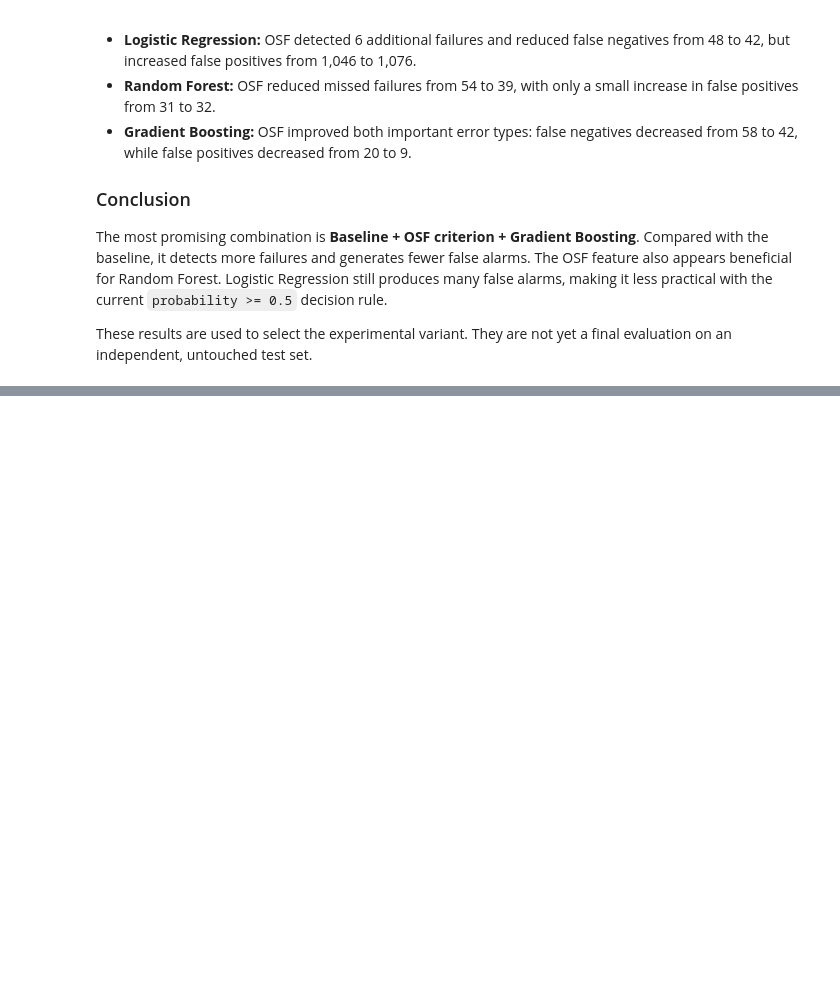
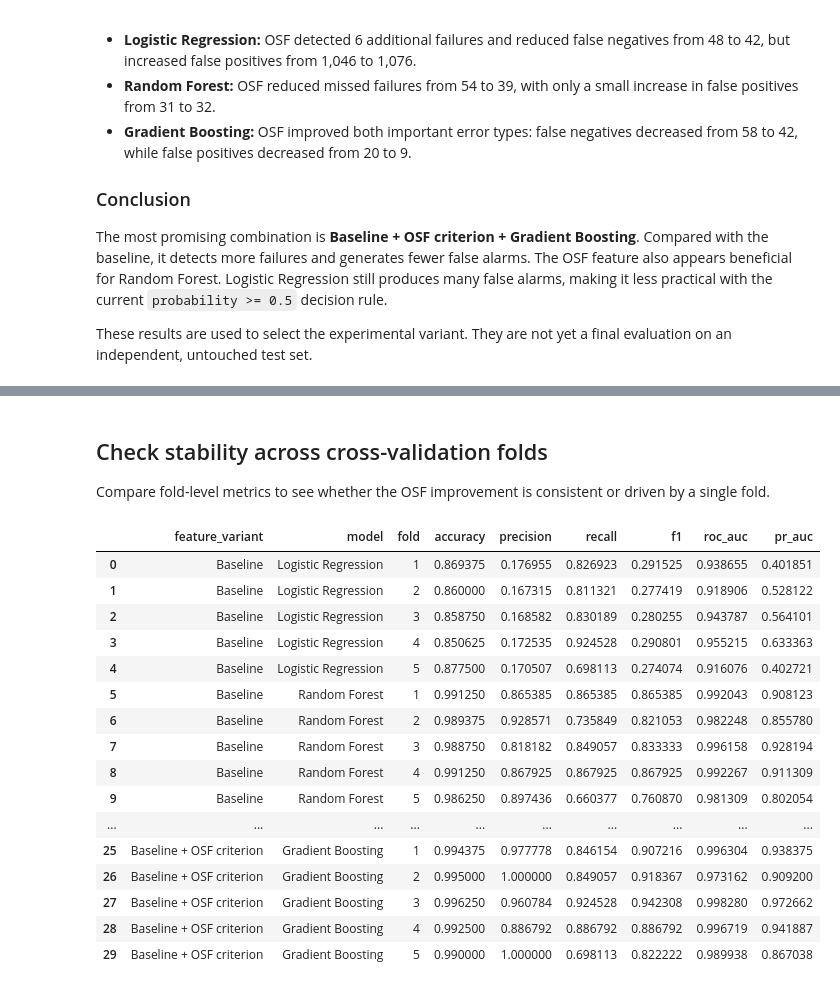
Before and after one commit to KacperKnapek/Machine-failure-prediction, a Jupyter notebook: notebooks/05_feature_experiment.ipynb, the cells around one changed output, grey strips where cells are left out. Saved outputs shown, nothing was run; the diff lists cells and outputs as text; code cells hidden in the pictures; blank space fills up the shorter version.

```diff
--- a/notebooks/05_feature_experiment.ipynb
+++ b/notebooks/05_feature_experiment.ipynb
@@ -332,0 +512,40 @@ These results are used to select the experimental variant. They are not yet a fi
+# %% [markdown]
+## Check stability across cross-validation folds
+
+Compare fold-level metrics to see whether the OSF improvement is consistent or driven by a single fold.
+# %%
+fold_stability_rows = []
+
+for (feature_variant, model_name), fold_metrics in fold_results.items():
+    fold_table = fold_metrics.reset_index()
+    fold_table.insert(0, "model", model_name)
+    fold_table.insert(0, "feature_variant", feature_variant)
+    fold_stability_rows.append(fold_table)
+
+fold_stability_results = pd.concat(fold_stability_rows, ignore_index=True)
+display(fold_stability_results)
+
+stability_summary = (
+    fold_stability_results
+    .groupby(["feature_variant", "model"])[["precision", "recall", "f1", "pr_auc", "accuracy"]]
+    .agg(["mean", "std", "min", "max"])
+)
+display(stability_summary)
+# %% [output]
+|  | feature_variant | model | fold | accuracy | precision | recall | f1 | roc_auc | pr_auc |
+| 0 | Baseline | Logistic Regression | 1 | 0.869375 | 0.176955 | 0.826923 | 0.291525 | 0.938655 | 0.401851 |
+| 1 | Baseline | Logistic Regression | 2 | 0.860000 | 0.167315 | 0.811321 | 0.277419 | 0.918906 | 0.528122 |
+| 2 | Baseline | Logistic Regression | 3 | 0.858750 | 0.168582 | 0.830189 | 0.280255 | 0.943787 | 0.564101 |
+| 3 | Baseline | Logistic Regression | 4 | 0.850625 | 0.172535 | 0.924528 | 0.290801 | 0.955215 | 0.633363 |
+| 4 | Baseline | Logistic Regression | 5 | 0.877500 | 0.170507 | 0.698113 | 0.274074 | 0.916076 | 0.402721 |
+| 5 | Baseline | Random Forest | 1 | 0.991250 | 0.865385 | 0.865385 | 0.865385 | 0.992043 | 0.908123 |
+| 6 | Baseline | Random Forest | 2 | 0.989375 | 0.928571 | 0.735849 | 0.821053 | 0.982248 | 0.855780 |
+| 7 | Baseline | Random Forest | 3 | 0.988750 | 0.818182 | 0.849057 | 0.833333 | 0.996158 | 0.928194 |
+| 8 | Baseline | Random Forest | 4 | 0.991250 | 0.867925 | 0.867925 | 0.867925 | 0.992267 | 0.911309 |
+| 9 | Baseline | Random Forest | 5 | 0.986250 | 0.897436 | 0.660377 | 0.760870 | 0.981309 | 0.802054 |
+| ... | ... | ... | ... | ... | ... | ... | ... | ... | ... |
+| 25 | Baseline + OSF criterion | Gradient Boosting | 1 | 0.994375 | 0.977778 | 0.846154 | 0.907216 | 0.996304 | 0.938375 |
+| 26 | Baseline + OSF criterion | Gradient Boosting | 2 | 0.995000 | 1.000000 | 0.849057 | 0.918367 | 0.973162 | 0.909200 |
+| 27 | Baseline + OSF criterion | Gradient Boosting | 3 | 0.996250 | 0.960784 | 0.924528 | 0.942308 | 0.998280 | 0.972662 |
+| 28 | Baseline + OSF criterion | Gradient Boosting | 4 | 0.992500 | 0.886792 | 0.886792 | 0.886792 | 0.996719 | 0.941887 |
+| 29 | Baseline + OSF criterion | Gradient Boosting | 5 | 0.990000 | 1.000000 | 0.698113 | 0.822222 | 0.989938 | 0.867038 |
```
Also changed, not shown: parts of 13 cells of this notebook.
